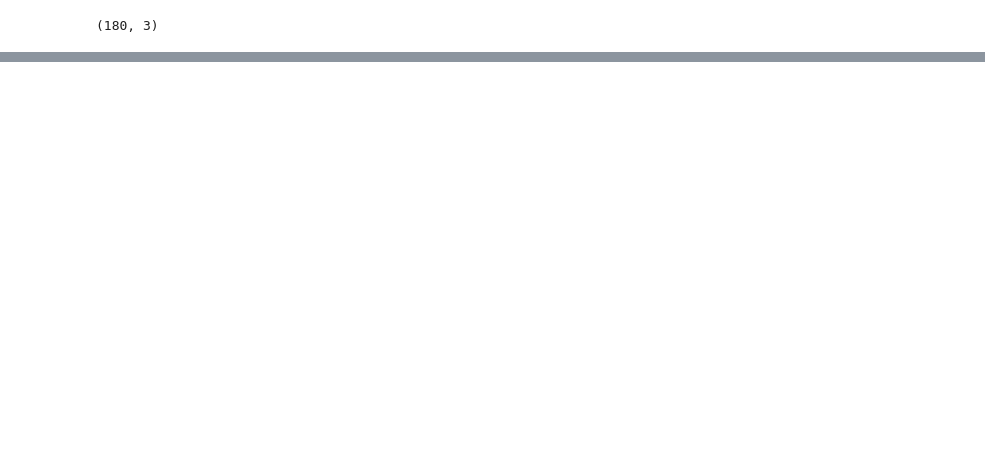
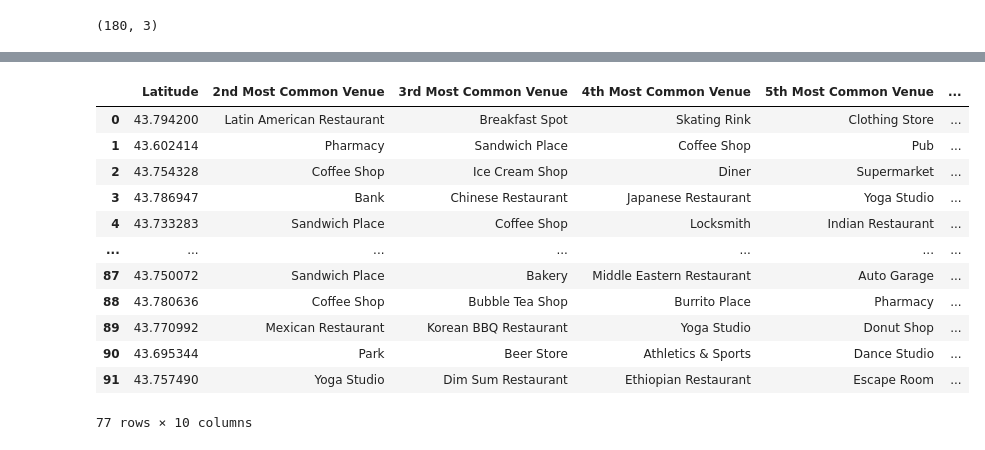
Before and after one commit to datasensum-fabio/Coursera_Capstone, a Jupyter notebook: Coursera_Capstone.ipynb, the cells around one changed output, grey strips where cells are left out. Drawn from its saved outputs; the diff is of its cells as text; code cells hidden in the pictures; blank space fills up the shorter version.

```diff
--- a/Coursera_Capstone.ipynb
+++ b/Coursera_Capstone.ipynb
@@ -41,0 +243,14 @@ df_lat_long
+# %%
+# one hot encoding
+Toronto_onehot = pd.get_dummies(Toronto_venues[['Venue Category']], prefix="", prefix_sep="")
+
+# add neighborhood column back to dataframe
+Toronto_onehot['Neighborhood'] = Toronto_venues['Neighborhood']
+
+# move neighborhood column to the first column
+fixed_columns = ['Neighborhood'] + list(Toronto_onehot.drop('Neighborhood',axis=1).columns)
+Toronto_onehot = Toronto_onehot[fixed_columns]
+
+# get frequecy of the category venues in each Neigh
+Toronto_grouped = Toronto_onehot.groupby('Neighborhood').mean().reset_index()
+Toronto_grouped.head()
@@ -41,0 +303,26 @@ df_lat_long
+# %%
+from sklearn.cluster import KMeans
+
+kclusters = 5
+
+toronto_grouped_clustering = Toronto_grouped.drop('Neighborhood', 1)
+
+# run k-means clustering
+kmeans = KMeans(n_clusters=kclusters, random_state=0).fit(toronto_grouped_clustering)
+
+# add clustering labels
+try:
+  neighborhoods_venues_sorted.insert(0, 'Cluster Labels', kmeans.labels_)
+except:
+  print('insert skipped')
+
+toronto_merged = df_post_code
+toronto_merged.columns =['Neighborhood','Latitude','Longitude']
+
+# merge manhattan_grouped with manhattan_data to add latitude/longitude for each neighborhood
+toronto_merged = toronto_merged.join(neighborhoods_venues_sorted.set_index('Neighborhood'), on='Neighborhood')
+
+ # check the last columns!
+toronto_merged.dropna(how='any',axis=0,inplace=True)
+toronto_merged['Cluster Labels'] = toronto_merged['Cluster Labels'].astype(int)
+toronto_merged.head()
@@ -41,0 +369,17 @@ df_lat_long
+# %%
+#Cluster 0
+toronto_merged.loc[toronto_merged['Cluster Labels'] == 0, toronto_merged.columns[[1] + list(range(5, toronto_merged.shape[1]))]]
+# %% [output]
+|  | Latitude | 2nd Most Common Venue | 3rd Most Common Venue | 4th Most Common Venue | 5th Most Common Venue | ... |
+| 0 | 43.794200 | Latin American Restaurant | Breakfast Spot | Skating Rink | Clothing Store | ... |
+| 1 | 43.602414 | Pharmacy | Sandwich Place | Coffee Shop | Pub | ... |
+| 2 | 43.754328 | Coffee Shop | Ice Cream Shop | Diner | Supermarket | ... |
+| 3 | 43.786947 | Bank | Chinese Restaurant | Japanese Restaurant | Yoga Studio | ... |
+| 4 | 43.733283 | Sandwich Place | Coffee Shop | Locksmith | Indian Restaurant | ... |
+| ... | ... | ... | ... | ... | ... | ... |
+| 87 | 43.750072 | Sandwich Place | Bakery | Middle Eastern Restaurant | Auto Garage | ... |
+| 88 | 43.780636 | Coffee Shop | Bubble Tea Shop | Burrito Place | Pharmacy | ... |
+| 89 | 43.770992 | Mexican Restaurant | Korean BBQ Restaurant | Yoga Studio | Donut Shop | ... |
+| 90 | 43.695344 | Park | Beer Store | Athletics & Sports | Dance Studio | ... |
+| 91 | 43.757490 | Yoga Studio | Dim Sum Restaurant | Ethiopian Restaurant | Escape Room | ... |
+77 rows × 10 columns
```
Also changed, not shown: parts of 27 cells of this notebook.
